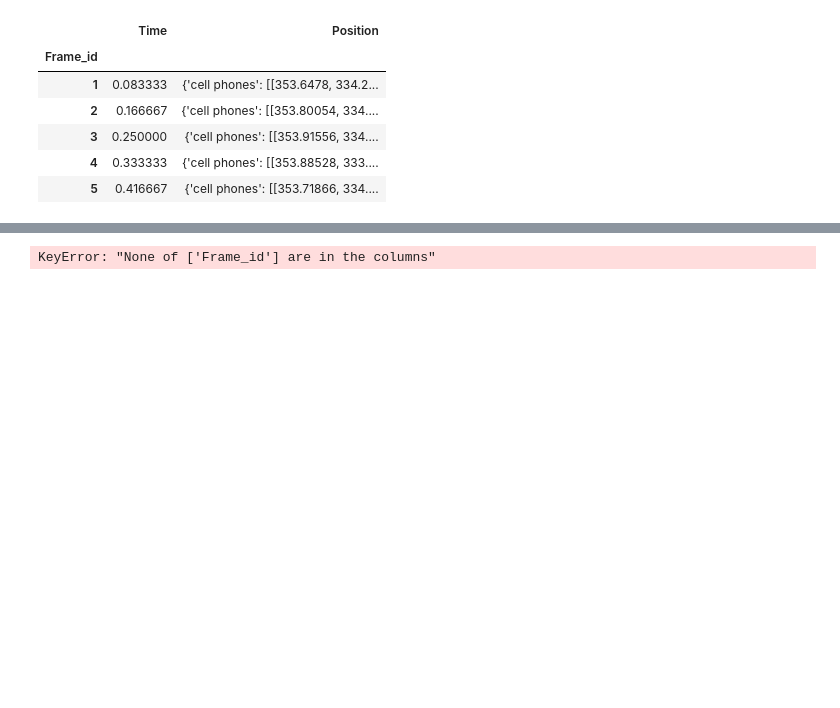
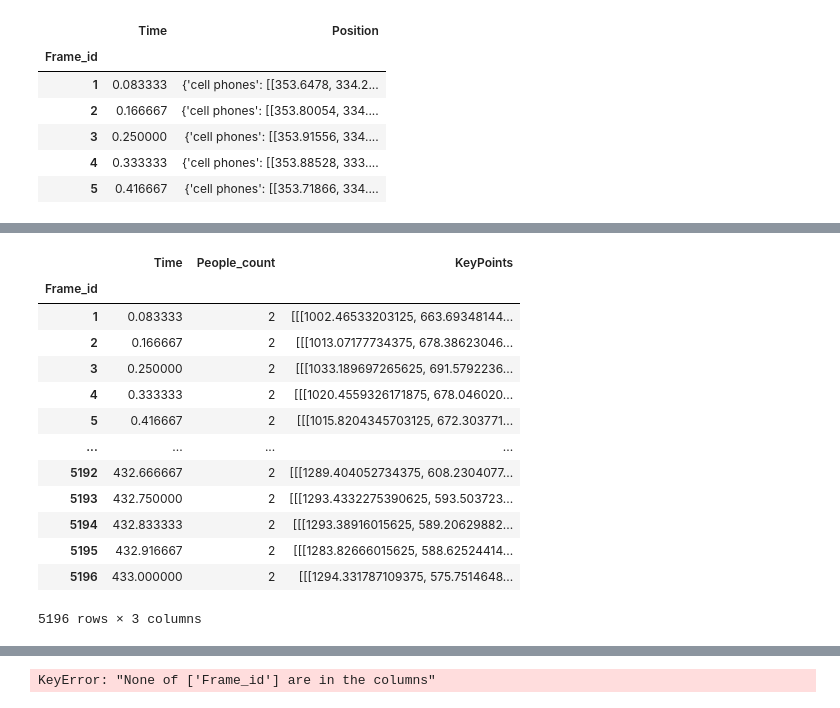
Before and after one commit to ankkarp/crew-attention-monitoring, a Jupyter notebook: modelNote.ipynb, the cells around one changed output, grey strips where cells are left out. Cells and saved outputs as stored; diff of their text form; code cells hidden in the pictures; blank space fills up the shorter version.

```diff
--- a/modelNote.ipynb
+++ b/modelNote.ipynb
@@ -82,0 +150,18 @@ yolodf.head()
+# %%
+dropeddf = pd.read_csv('posest.csv', index_col=0)
+dropeddf
+# %% [output]
+|  | Time | People_count | KeyPoints |
+| Frame_id |  |  |  |
+| 1 | 0.083333 | 2 | [[[1002.46533203125, 663.69348144... |
+| 2 | 0.166667 | 2 | [[[1013.07177734375, 678.38623046... |
+| 3 | 0.250000 | 2 | [[[1033.189697265625, 691.5792236... |
+| 4 | 0.333333 | 2 | [[[1020.4559326171875, 678.046020... |
+| 5 | 0.416667 | 2 | [[[1015.8204345703125, 672.303771... |
+| ... | ... | ... | ... |
+| 5192 | 432.666667 | 2 | [[[1289.404052734375, 608.2304077... |
+| 5193 | 432.750000 | 2 | [[[1293.4332275390625, 593.503723... |
+| 5194 | 432.833333 | 2 | [[[1293.38916015625, 589.20629882... |
+| 5195 | 432.916667 | 2 | [[[1283.82666015625, 588.62524414... |
+| 5196 | 433.000000 | 2 | [[[1294.331787109375, 575.7514648... |
+5196 rows × 3 columns
```
Also changed, not shown: parts of 14 cells of this notebook, 1 other file.
